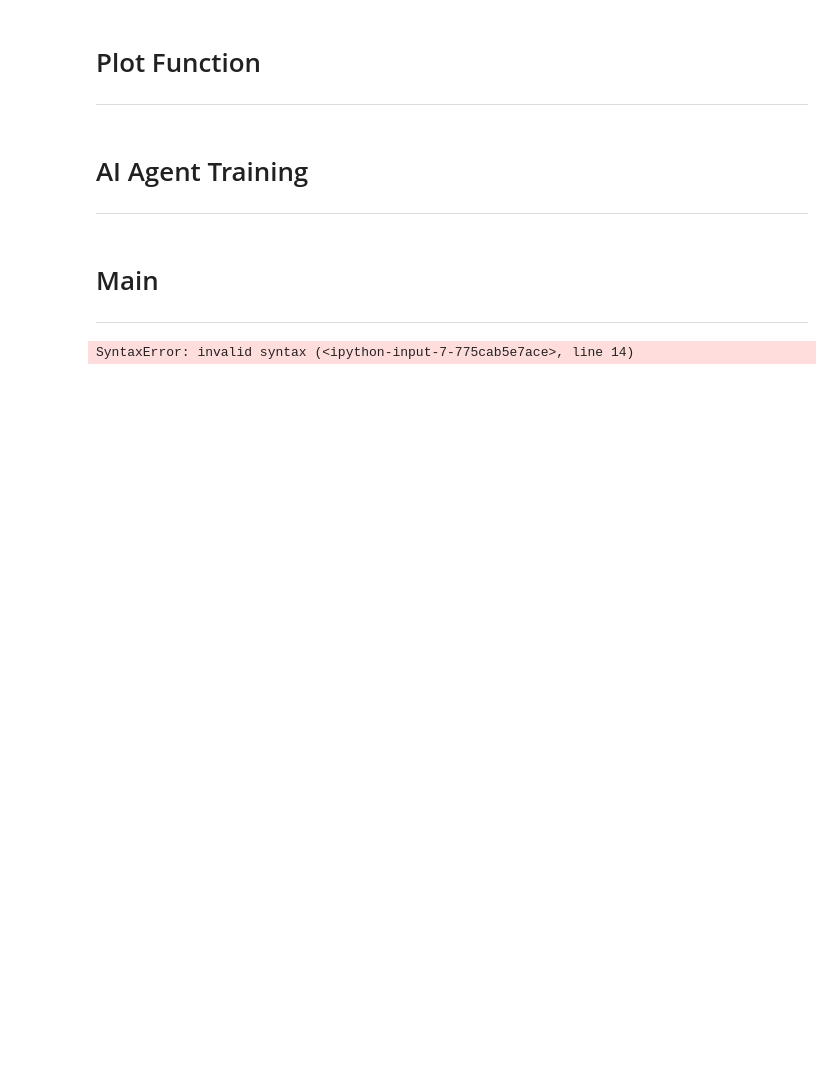
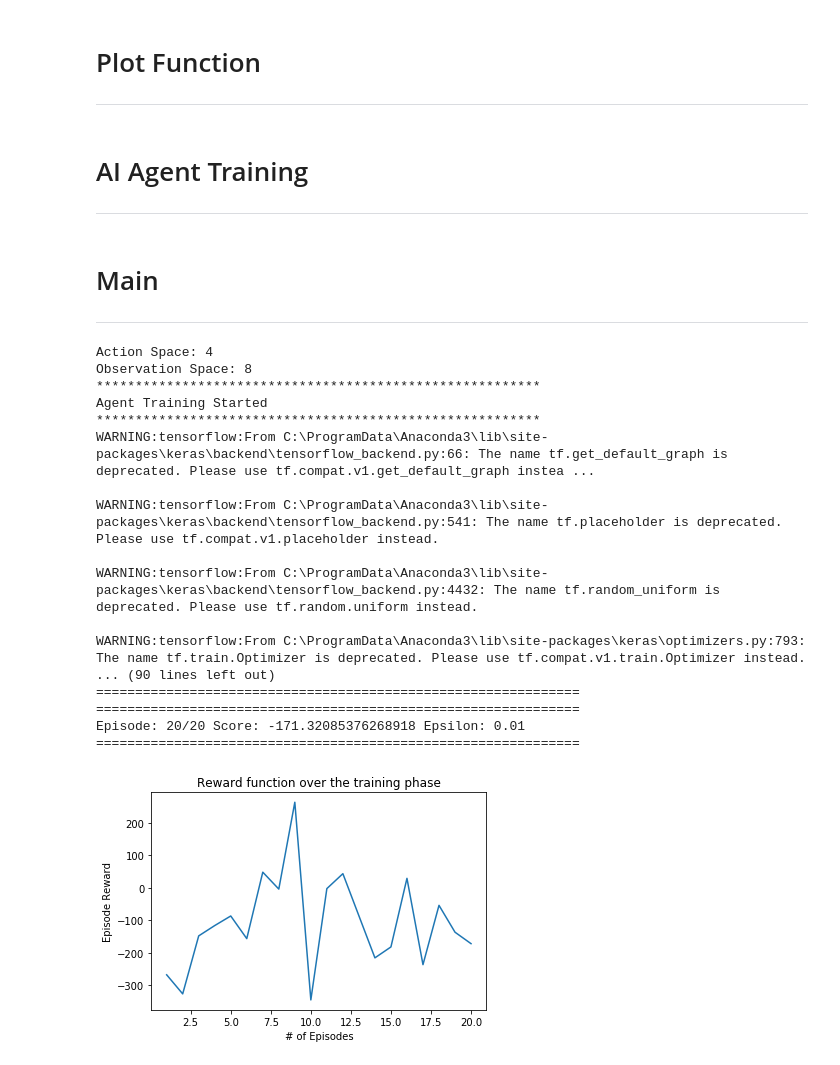
Before and after one commit to nishp763/SCS-RL-3547-Final-Project, a Jupyter notebook: Safe_Landings_Implementation.ipynb, the cells around one changed output. Saved outputs shown, nothing was run; the diff lists cells and outputs as text; code cells hidden in the pictures; blank space fills up the shorter version.

Commit message:
Working on wrapper

```diff
--- a/Safe_Landings_Implementation.ipynb
+++ b/Safe_Landings_Implementation.ipynb
@@ -241,12 +244,24 @@ def train_agent(env, STATE_SIZE, ACTION_SIZE, MAX_STEPS, MAX_EPISODES):
                 agent.replay_memory(batch_size)
 
         # At every 50 episodes during the training process save the weights
-        if (episode % 5) == 0:
+        if ((episode % 10) == 0) and (episode >= 10):
+            print("Saving Model Weights....................")
             agent.save_weights(os.path.join(WEIGHTS_PATH,"LunarLanderWeights.h5"))
+            print("Saving Video............................")
+            #env = gym.wrappers.Monitor(env, os.path.join(ASSETS_PATH,"videos", str(episode)), video_callable=(None if video_record(episode) else False),force=True)
 
         # add score to the list so we have a track of score per episode
         score_history_per_episode.append(score)
 
+        # Below we will do early stopping of our model to prevent overfitting
+        # if the last 100 score is more than 50 then we stop training
+        # Average score of last 100 episode
+        average_score = np.mean(score_history_per_episode[-100:])
+        if average_score > 50:
+            print('\n Task Completed! \n')
+            agent.save_weights(os.path.join(WEIGHTS_PATH,"LunarLanderWeights.h5"))
+            break
+
     return score_history_per_episode
 # %% [markdown]
 # Main
@@ -257,32 +272,51 @@ if __name__ == "__main__":
     # Number of steps per given episode
     MAX_STEPS = 2000
 
     # Maximum number of episodes for training
-    MAX_EPISODES = 10
+    MAX_EPISODES = 20
 
     env = gym.make('LunarLander-v2')
+    env.seed(0)
+    np.random.seed(0)
 
     # Get Action Size from the Action Space
     ACTION_SIZE = env.action_space.n # 4 discrete action (Do nothing, fire left engine, fire main engine, fire right engine)
     print("Action Space:", ACTION_SIZE)
 
     # Get State Size from the Observation Space
     STATE_SIZE = env.observation_space.shape[0]
     print("Observation Space:", STATE_SIZE)
 
     training_score_history = train_agent(env, STATE_SIZE, ACTION_SIZE, MAX_STEPS, MAX_EPISODES)
     x_values = range(1,len(training_score_history)+1)
 
     x_axis = '# of Episodes'
     y_axis = 'Episode Reward'
     plot_title = 'Reward function over the training phase'
     save_figure = True
     plot_save_path = os.path.join(ASSETS_PATH,"training_plot.png")
 
     train_plot = create_plot(x_values, training_score_history, x_axis, y_axis, plot_title, save_figure, plot_save_path)
 
     train_plot.show()
 
     env.close() # close the environment
 # %% [output]
-SyntaxError: invalid syntax (<ipython-input-7-775cab5e7ace>, line 14)
+Action Space: 4
+Observation Space: 8
+*********************************************************
+Agent Training Started
+*********************************************************
+WARNING:tensorflow:From C:\ProgramData\Anaconda3\lib\site-packages\keras\backend\tensorflow_backend.py:66: The name tf.get_default_graph is deprecated. Please use tf.compat.v1.get_default_graph instea ...
+
+WARNING:tensorflow:From C:\ProgramData\Anaconda3\lib\site-packages\keras\backend\tensorflow_backend.py:541: The name tf.placeholder is deprecated. Please use tf.compat.v1.placeholder instead.
+
+WARNING:tensorflow:From C:\ProgramData\Anaconda3\lib\site-packages\keras\backend\tensorflow_backend.py:4432: The name tf.random_uniform is deprecated. Please use tf.random.uniform instead.
+
+WARNING:tensorflow:From C:\ProgramData\Anaconda3\lib\site-packages\keras\optimizers.py:793: The name tf.train.Optimizer is deprecated. Please use tf.compat.v1.train.Optimizer instead.
+... (90 lines left out)
+==============================================================
+==============================================================
+Episode: 20/20 Score: -171.32085376268918 Epsilon: 0.01
+==============================================================
+[figure, added]
```
Also changed, not shown: parts of 1 cell of this notebook, 2 other files.
